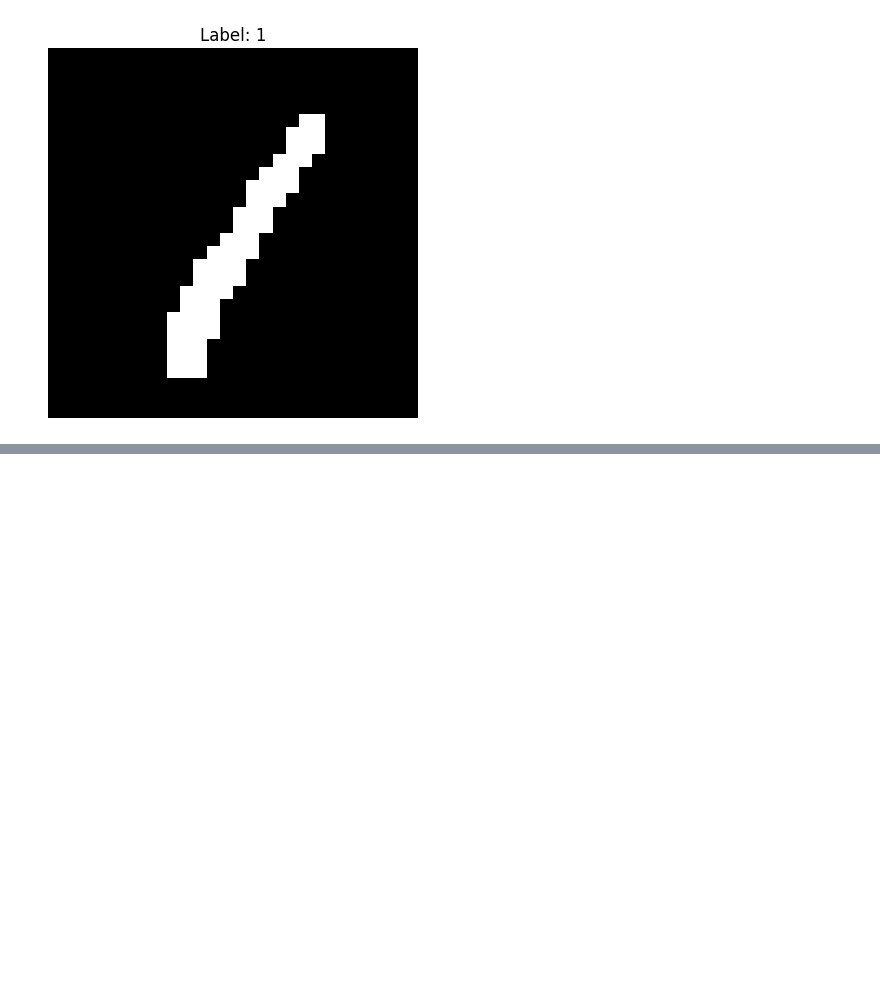
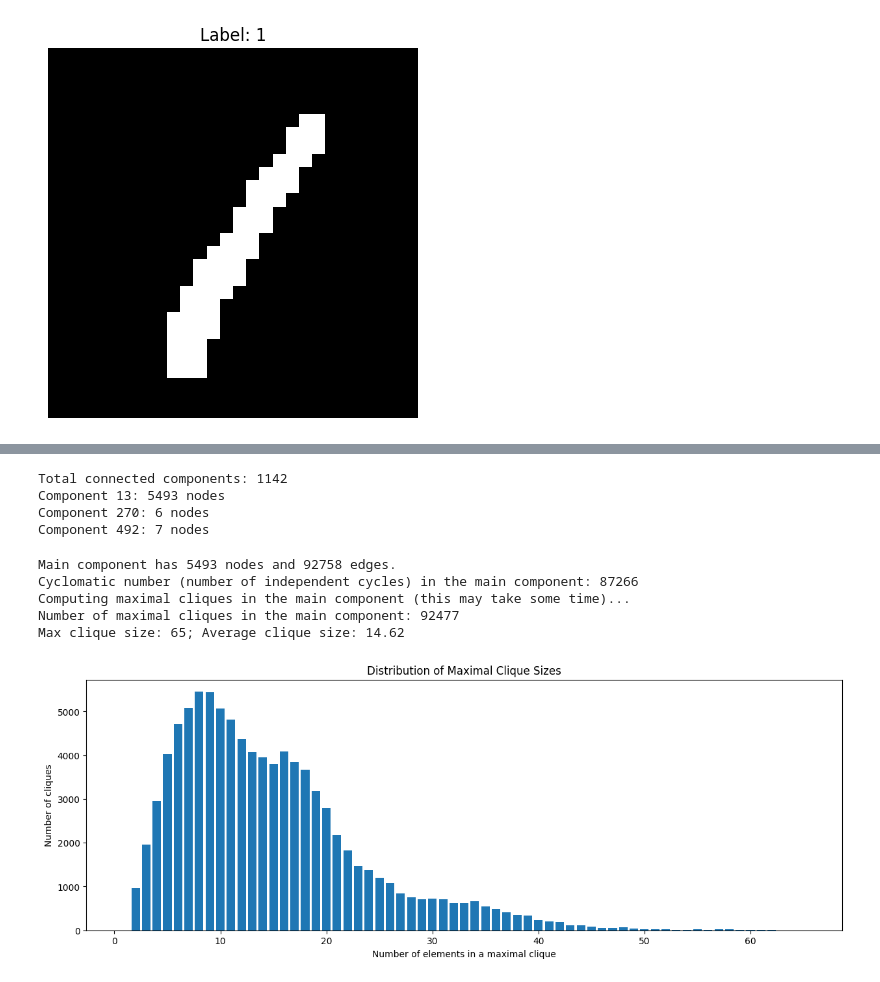
Before and after one commit to Antel0pe/NeuronsFiringTogetherWireTogether, a Jupyter notebook: SpaceOfMNIST_1.ipynb, the cells around one changed output, grey strips where cells are left out. Drawn from its saved outputs; the diff is of its cells as text; code cells hidden in the pictures; blank space fills up the shorter version.

```diff
--- a/SpaceOfMNIST_1.ipynb
+++ b/SpaceOfMNIST_1.ipynb
@@ -143,0 +374,69 @@ Minimum Euclidean distance: tensor(2.)
+# %%
+# Get all connected components as a list of sets
+components = list(nx.connected_components(G))
+print(f"Total connected components: {len(components)}")
+
+# Filter components that have more than 5 nodes
+large_components = [(i, comp) for i, comp in enumerate(components) if len(comp) > 5]
+
+# Print each large component's index and size
+for comp_idx, comp in large_components:
+    print(f"Component {comp_idx}: {len(comp)} nodes")
+# %% [output]
+Total connected components: 1142
+Component 13: 5493 nodes
+Component 270: 6 nodes
+Component 492: 7 nodes
+# %%
+# Extract the main component (largest connected component) from G
+main_component_nodes = max(nx.connected_components(G), key=len)
+G_main = G.subgraph(main_component_nodes)
+
+print(f"Main component has {G_main.number_of_nodes()} nodes and {G_main.number_of_edges()} edges.")
+
+# --- 1. Cycle Basis (Cyclomatic Number) ---
+# The cycle basis is a minimal set of cycles from which every cycle in the graph can be formed.
+cycle_basis = nx.cycle_basis(G_main)
+cyclomatic_number = len(cycle_basis)
+print(f"Cyclomatic number (number of independent cycles) in the main component: {cyclomatic_number}")
+
+# --- 2. Maximal Cliques ---
+# A clique is a subset of nodes where every two nodes are connected.
+# Finding all maximal cliques can be expensive for very large graphs.
+print("Computing maximal cliques in the main component (this may take some time)...")
+maximal_cliques = list(nx.find_cliques(G_main))
+print(f"Number of maximal cliques in the main component: {len(maximal_cliques)}")
+
+# Optionally, if you want to inspect the sizes of the largest cliques:
+clique_sizes = [len(clique) for clique in maximal_cliques]
+print(f"Max clique size: {max(clique_sizes)}; Average clique size: {np.mean(clique_sizes):.2f}")
+# %% [output]
+Main component has 5493 nodes and 92758 edges.
+Cyclomatic number (number of independent cycles) in the main component: 87266
+Computing maximal cliques in the main component (this may take some time)...
+Number of maximal cliques in the main component: 92477
+Max clique size: 65; Average clique size: 14.62
+# %%
+# prompt: make bar graph of how many elements in maximal_cliques have 1 to 65 elements
+
+import matplotlib.pyplot as plt
+import networkx as nx
+
+# Assuming 'maximal_cliques' is defined from your previous code
+clique_sizes = [len(clique) for clique in maximal_cliques]
+
+# Count the number of cliques with 1 to 65 elements
+counts = [0] * 65
+for size in clique_sizes:
+  if size <= 65:
+    counts[size - 1] += 1
+
+# Create a bar graph
+plt.figure(figsize=(15, 5))
+plt.bar(range(1, 66), counts)
+plt.xlabel("Number of elements in a maximal clique")
+plt.ylabel("Number of cliques")
+plt.title("Distribution of Maximal Clique Sizes")
+plt.show()
+# %% [output]
+[figure, added]
```
Also changed, not shown: parts of 13 cells of this notebook, 1 other file.
